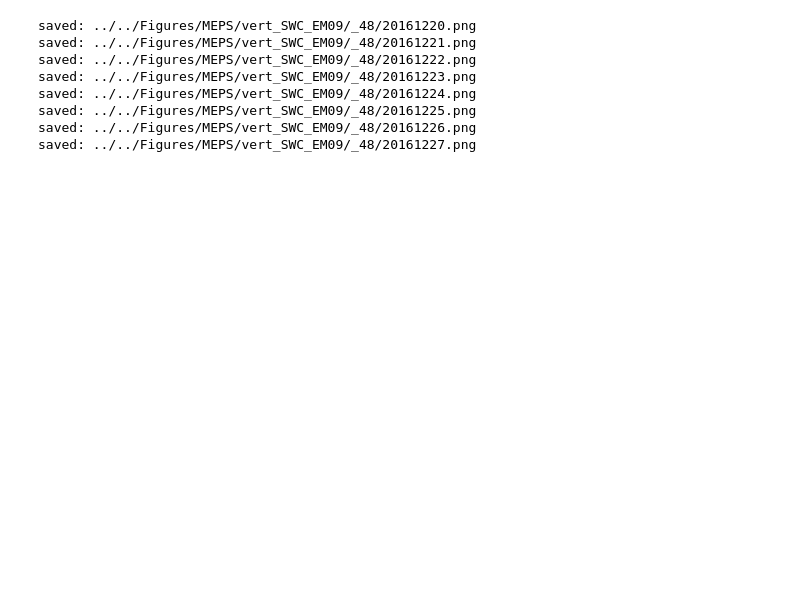
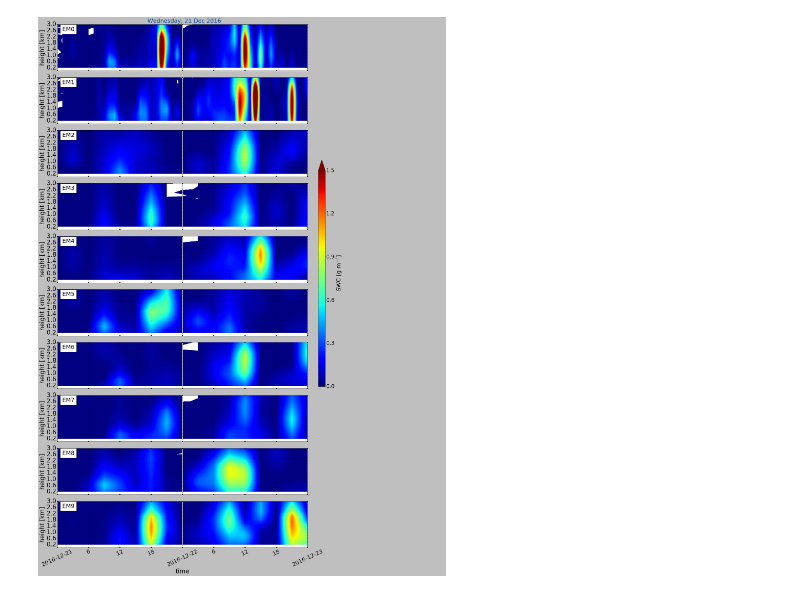
Before and after one commit to franzihe/Python_Masterthesis, a Jupyter notebook: MEPS/vert_avg_SWC_EM09.ipynb, the cells around one changed output. Saved outputs shown, nothing was run; the diff lists cells and outputs as text; code cells hidden in the pictures; blank space fills up the shorter version.

```diff
--- a/MEPS/vert_avg_SWC_EM09.ipynb
+++ b/MEPS/vert_avg_SWC_EM09.ipynb
@@ -93,8 +93,8 @@ avg_SWC_ml = dict()
 h_avg      = dict()
 t_avg      = dict()
 # %%
-for k in range(0,np.asarray(t).shape[0]):
-#for k in range(1,2):
+#for k in range(0,np.asarray(t).shape[0]):
+for k in range(1,2):
     day = t[k]
 ## MEPS ######
     for ens_memb in range(0,10):
@@ -274,38 +274,31 @@ for k in range(0,np.asarray(t).shape[0]):
                                   levels,
                 v_min=0.01, v_max=1.5, xmax=48., ymax=3000.,
                 xticks=np.arange(0,49,6), yticks=im.yticks1, cb_ticks = [],
                 xlabel=xdays,var_label='',cb=0)
         ax0.text(0.02,0.95, 'EM%s' %ens_memb ,
             verticalalignment ='top', horizontalalignment='left',
              transform = ax0.transAxes,
              color = 'k', fontsize = im.fontsize,
              bbox={'facecolor':'white','alpha':1.,'pad':10})
         ax0.xaxis.grid()
 
 
 
     ################
     plt.tight_layout(pad=1.4, w_pad=1.5, h_pad=1.5)
     fig.subplots_adjust(top=0.94)
 
     if savefig ==1:
         sF.save_figure_portrait(figdir, fig_name, form)
         print('saved: %s/%s' %(figdir, fig_name))
     else:
         plt.show()
     plt.close()
 
     for ens_memb in range(0,10):
         fn_air_temp[ens_memb].close()
         fn_snow[ens_memb].close()
         fn_graupel[ens_memb].close()
         fn_cl_ice[ens_memb].close()
 # %% [output]
-saved: ../../Figures/MEPS/vert_SWC_EM09/_48/20161220.png
-saved: ../../Figures/MEPS/vert_SWC_EM09/_48/20161221.png
-saved: ../../Figures/MEPS/vert_SWC_EM09/_48/20161222.png
-saved: ../../Figures/MEPS/vert_SWC_EM09/_48/20161223.png
-saved: ../../Figures/MEPS/vert_SWC_EM09/_48/20161224.png
-saved: ../../Figures/MEPS/vert_SWC_EM09/_48/20161225.png
-saved: ../../Figures/MEPS/vert_SWC_EM09/_48/20161226.png
-saved: ../../Figures/MEPS/vert_SWC_EM09/_48/20161227.png
+[figure, added]
```
Also changed, not shown: 1 other file.
